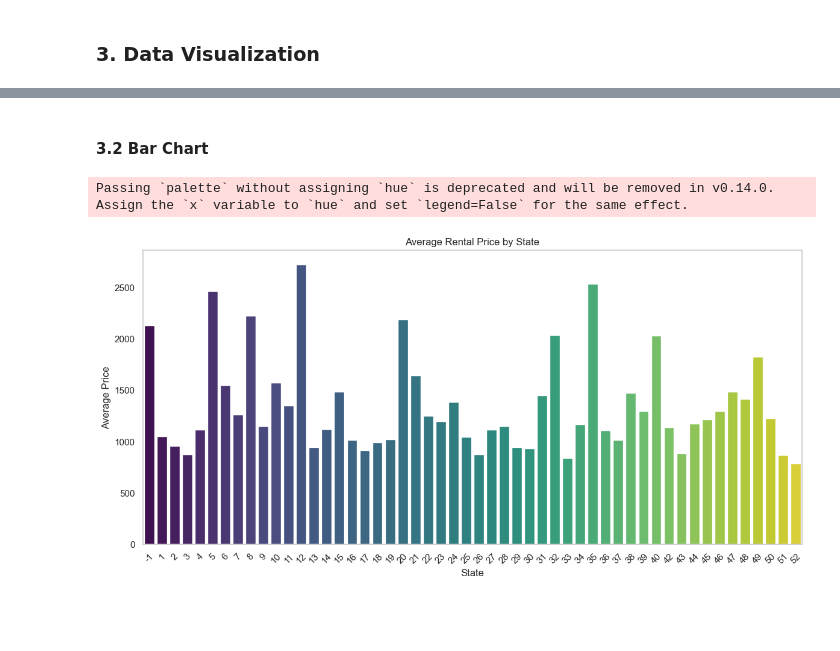
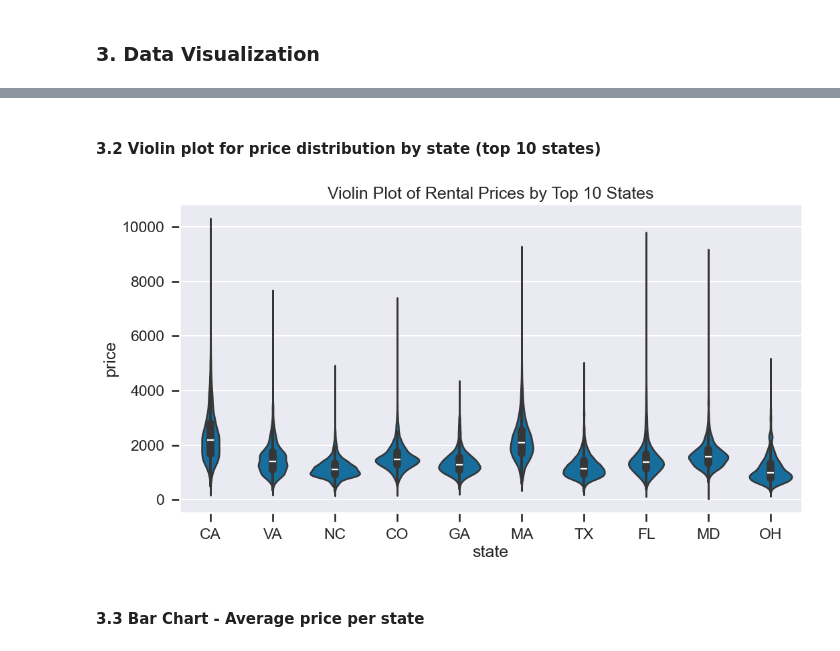
Before and after one commit to FirojShaikh/MSDS-570-01-Rental-Trends-Explorer, a Jupyter notebook: notebooks/rental-trends-explorer.ipynb, the cells around one changed output, grey strips where cells are left out. Cells and saved outputs as stored; diff of their text form; code cells hidden in the pictures; blank space fills up the shorter version.

```diff
--- a/notebooks/rental-trends-explorer.ipynb
+++ b/notebooks/rental-trends-explorer.ipynb
@@ -65,3 +54,16 @@ See the caveats in the documentation: https://pandas.pydata.org/pandas-docs/stab
+# %%
+# Step 3: Basic data cleaning
+df = df[['price', 'bedrooms', 'bathrooms', 'square_feet', 'state', 'latitude', 'longitude']]
+df = df.dropna()
+
+# Convert square_feet to numeric (handles strings and coercion errors)
+df['square_feet'] = pd.to_numeric(df['square_feet'], errors='coerce')
+
+# Remove entries where square_feet couldn't be converted (became NaN)
+df = df.dropna(subset=['square_feet'])
+
+# Filter outliers
+df = df[(df['price'] > 100) & (df['price'] < 10000)]
 # %% [markdown]
 ### 3. Data Visualization
 # %% [markdown]
@@ -94,21 +86,13 @@ plt.show()
+# %% [markdown]
+#### 3.2 Violin plot for price distribution by state (top 10 states)
+# %%
+top_states = df['state'].value_counts().head(10).index
+df_top_states = df[df['state'].isin(top_states)]
+plt.figure(figsize=(12, 6))
+sns.violinplot(data=df_top_states, x='state', y='price')
+plt.title('Violin Plot of Rental Prices by Top 10 States')
+plt.show()
+# %% [output]
+[figure, added]
 # %% [markdown]
-#### 3.2 Bar Chart
+#### 3.3 Bar Chart - Average price per state
-# %%
-# Compare average rental prices across different states. Use Bar charts
-plt.figure(figsize=(12, 6))
-# Group by state and calculate the average price
-avg_price_by_state = df.groupby('state')['price'].mean().reset_index()
-# Sort the values by price
-avg_price_by_state = avg_price_by_state.sort_values(by='price', ascending=False)
-# Plot the average price by state
-sns.barplot(x='state', y='price', data=avg_price_by_state, palette='viridis')
-plt.title('Average Rental Price by State')
-plt.xlabel('State')
-plt.ylabel('Average Price')
-plt.xticks(rotation=45)
-plt.grid(axis='y')
-plt.tight_layout()
-plt.show()
-# %% [output]
-Passing `palette` without assigning `hue` is deprecated and will be removed in v0.14.0. Assign the `x` variable to `hue` and set `legend=False` for the same effect.
-[figure, removed]
```
Also changed, not shown: parts of 21 cells of this notebook.
